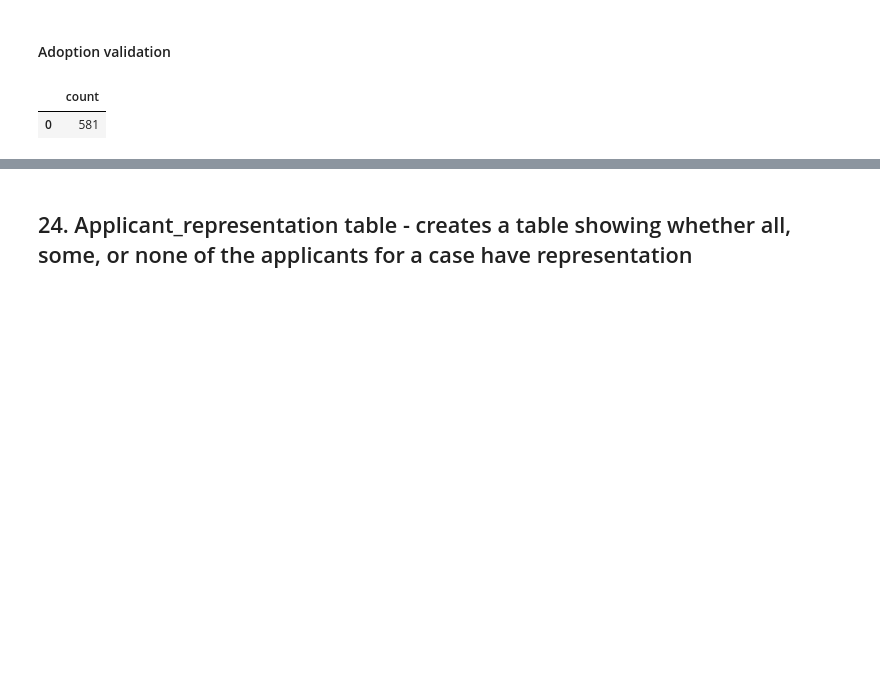
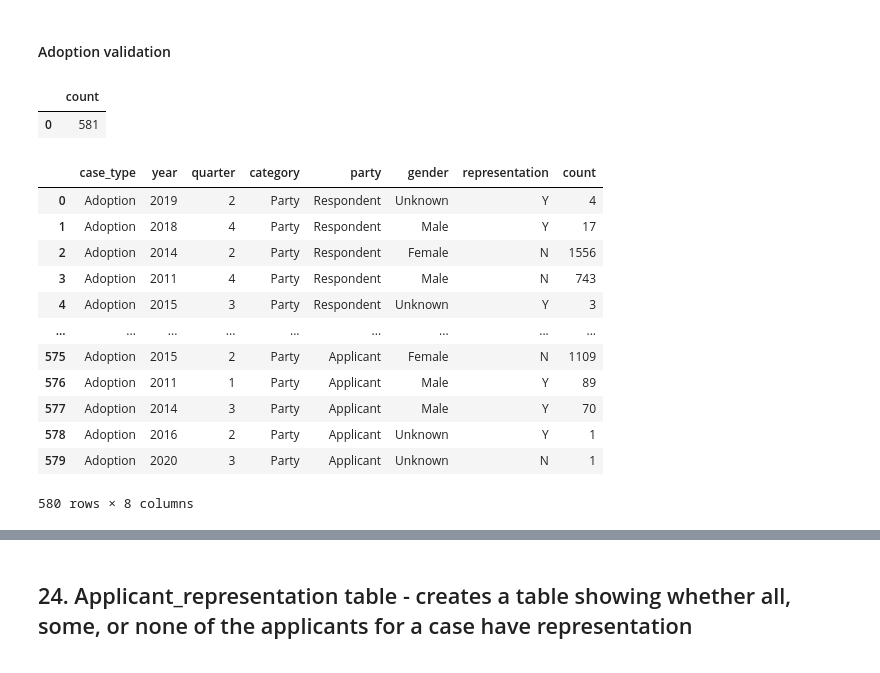
Before and after one commit to moj-analytical-services/FCSQ_data, a Jupyter notebook: data/adopt_timeliness.ipynb, the cells around one changed output, grey strips where cells are left out. Saved outputs shown, nothing was run; the diff lists cells and outputs as text; code cells hidden in the pictures; blank space fills up the shorter version.

```diff
--- a/data/adopt_timeliness.ipynb
+++ b/data/adopt_timeliness.ipynb
@@ -1099,4 +1103,18 @@ Adoption_count
 | 0 | 581 |
 # %%
 df = pydb.read_sql_query("SELECT * FROM fcsq.Adoption")
-    df.to_csv(path_or_buf = 's3://alpha-family-data/CSVs/Adoption_legrep.csv',index=False)
+df
+# %% [output]
+|  | case_type | year | quarter | category | party | gender | representation | count |
+| 0 | Adoption | 2019 | 2 | Party | Respondent | Unknown | Y | 4 |
+| 1 | Adoption | 2018 | 4 | Party | Respondent | Male | Y | 17 |
+| 2 | Adoption | 2014 | 2 | Party | Respondent | Female | N | 1556 |
+| 3 | Adoption | 2011 | 4 | Party | Respondent | Male | N | 743 |
+| 4 | Adoption | 2015 | 3 | Party | Respondent | Unknown | Y | 3 |
+| ... | ... | ... | ... | ... | ... | ... | ... | ... |
+| 575 | Adoption | 2015 | 2 | Party | Applicant | Female | N | 1109 |
+| 576 | Adoption | 2011 | 1 | Party | Applicant | Male | Y | 89 |
+| 577 | Adoption | 2014 | 3 | Party | Applicant | Male | Y | 70 |
+| 578 | Adoption | 2016 | 2 | Party | Applicant | Unknown | Y | 1 |
+| 579 | Adoption | 2020 | 3 | Party | Applicant | Unknown | N | 1 |
+580 rows × 8 columns
```
Also changed, not shown: parts of 12 cells of this notebook.
